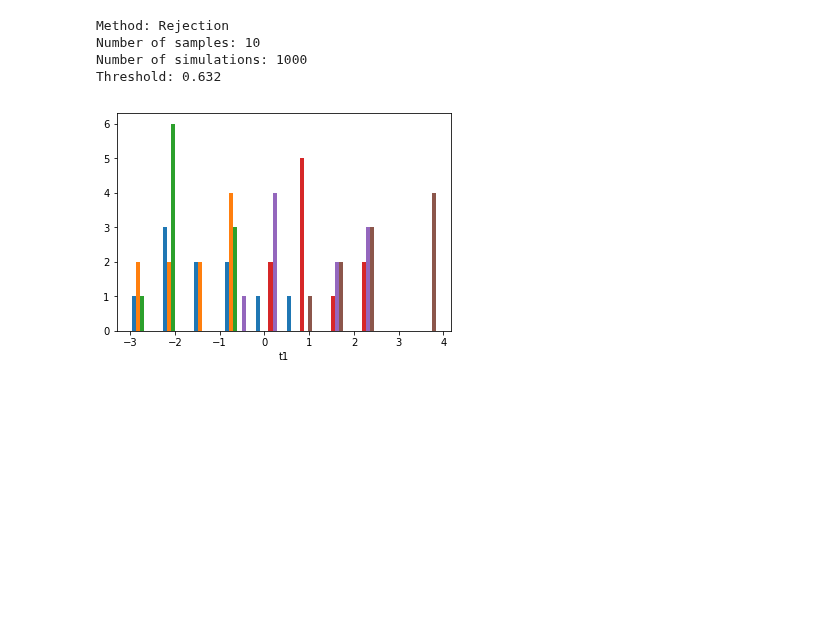
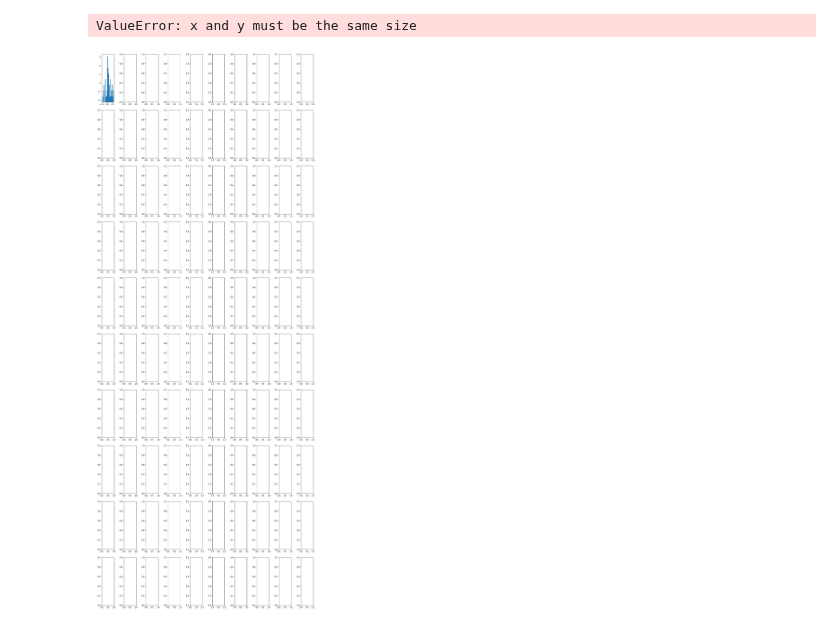
Before and after one commit to elfi-dev/zoo, a Jupyter notebook: vis/vis.ipynb, the cells around one changed output. Cells and saved outputs as stored; diff of their text form; code cells hidden in the pictures; blank space fills up the shorter version.

Commit message:
Add plotting

```diff
--- a/vis/vis.ipynb
+++ b/vis/vis.ipynb
@@ -6,19 +6,11 @@ import elfi
 def fun(x, batch_size, random_state):
     return np.sum(x, keepdims=True, axis=1)
 # %%
-t1 = elfi.Prior(ss.multivariate_normal, [0, 0, 0, 1, 2, 3])
+t1 = elfi.Prior(ss.multivariate_normal, [0, 0, 0, 1])
 sim = elfi.Simulator(fun, t1, observed=np.array([[0]]))
 d = elfi.Distance('euclidean', sim)
 # %%
-res = elfi.Rejection(sim, batch_size=10)
+elfi.Rejection(sim, batch_size=10).sample(10).plot_pairs()
+# %% [output]
+ValueError: x and y must be the same size
+[figure, added]
-# %%
-res.sample(10)
-# %% [output]
-Method: Rejection
-Number of samples: 10
-Number of simulations: 1000
-Threshold: 0.632
-# %%
-res.plot_state()
-# %% [output]
-[figure, removed]
```
